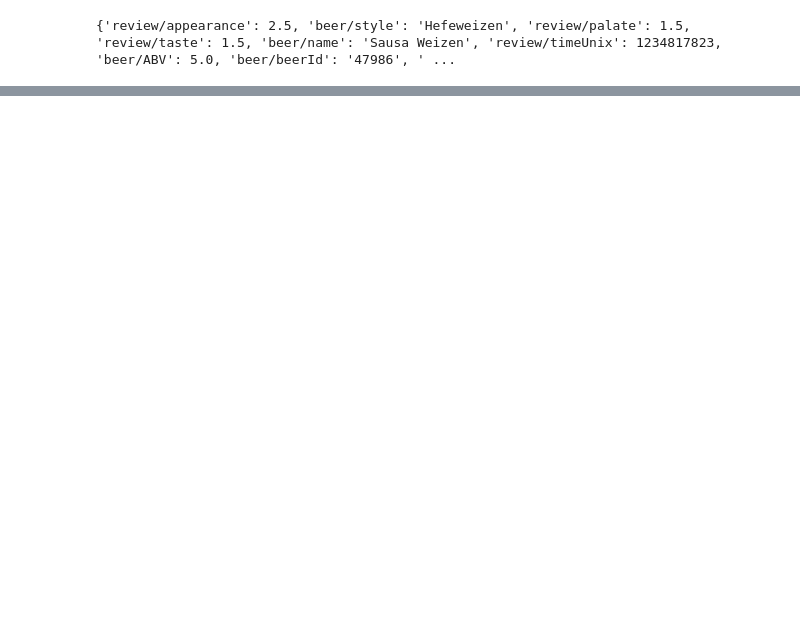
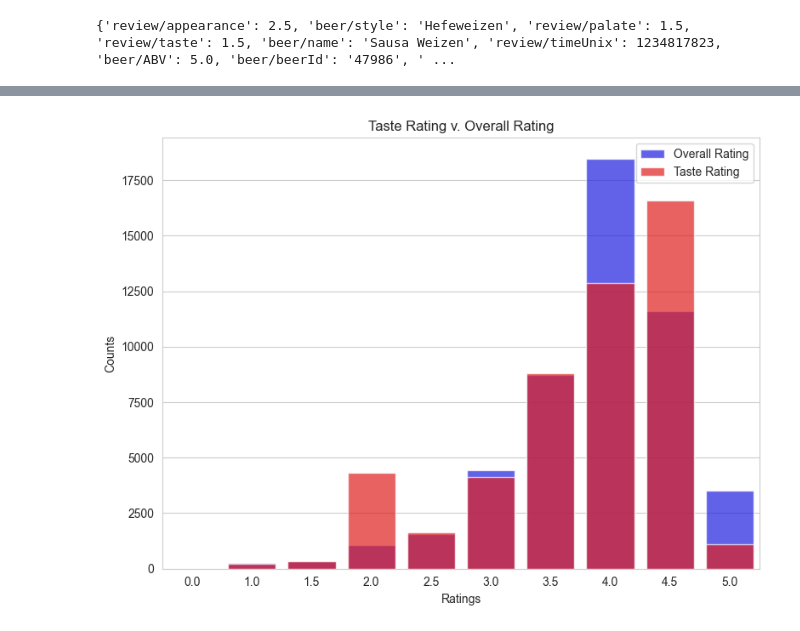
Before and after one commit to cjbonill/CSE258_RecommenderSystems, a Jupyter notebook: assignment2.ipynb, the cells around one changed output, grey strips where cells are left out. Drawn from its saved outputs; the diff is of its cells as text; code cells hidden in the pictures; blank space fills up the shorter version.

```diff
--- a/assignment2.ipynb
+++ b/assignment2.ipynb
@@ -102,0 +137,25 @@ Passing `palette` without assigning `hue` is deprecated and will be removed in v
+# %%
+# Sample data for two sets of values
+categories = beer_overall_ratings.keys()
+values_set1 = beer_overall_ratings.values()
+values_set2 = taste_reviews.values()
+
+# Create bar plots for both sets of values
+plt.figure(figsize=(8, 6))  # Set figure size
+
+# Plotting the first set of values (blue bars)
+sns.barplot(x=categories, y=values_set1, color='blue', alpha=.7, label='Overall Rating')
+
+# Plotting the second set of values (orange bars, overlaying on the first)
+sns.barplot(x=categories, y=values_set2, color='red', alpha=.7, label='Taste Rating')
+
+# Adding legend, title, and labels
+plt.legend()  # Show legend based on the labels provided in the plots
+plt.title('Taste Rating v. Overall Rating')
+plt.xlabel('Ratings')
+plt.ylabel('Counts')
+
+plt.tight_layout()
+plt.show()
+# %% [output]
+[figure, added]
```
Also changed, not shown: parts of 10 cells of this notebook, 2 other files.
